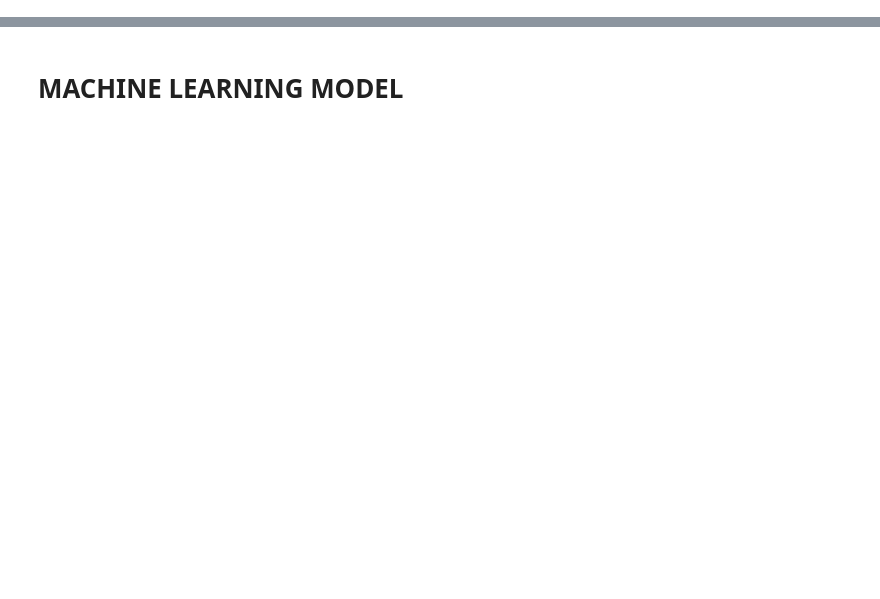
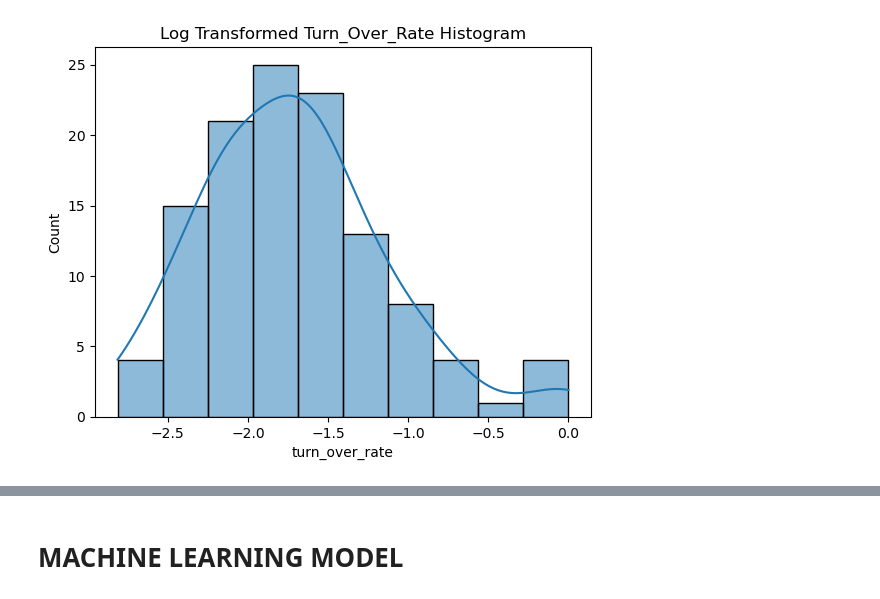
Before and after one commit to Sue-HyeongLee/SCAICO_turnover_rate, a Jupyter notebook: topic_modeling TOR_Calculate.ipynb, the cells around one changed output, grey strips where cells are left out. Saved outputs shown, nothing was run; the diff lists cells and outputs as text; code cells hidden in the pictures; blank space fills up the shorter version.

```diff
--- a/topic_modeling TOR_Calculate.ipynb
+++ b/topic_modeling TOR_Calculate.ipynb
@@ -94,0 +105,7 @@ df['total_sale'] = pd.to_numeric(df['total_sale'])
+# %%
+plt.title('Log Transformed Turn_Over_Rate Histogram')
+log_tor = np.log(df['turn_over_rate'].astype('float'))
+sns.histplot(log_tor,kde=True)
+plt.show()
+# %% [output]
+[figure, added]
```
Also changed, not shown: parts of 21 cells of this notebook.
